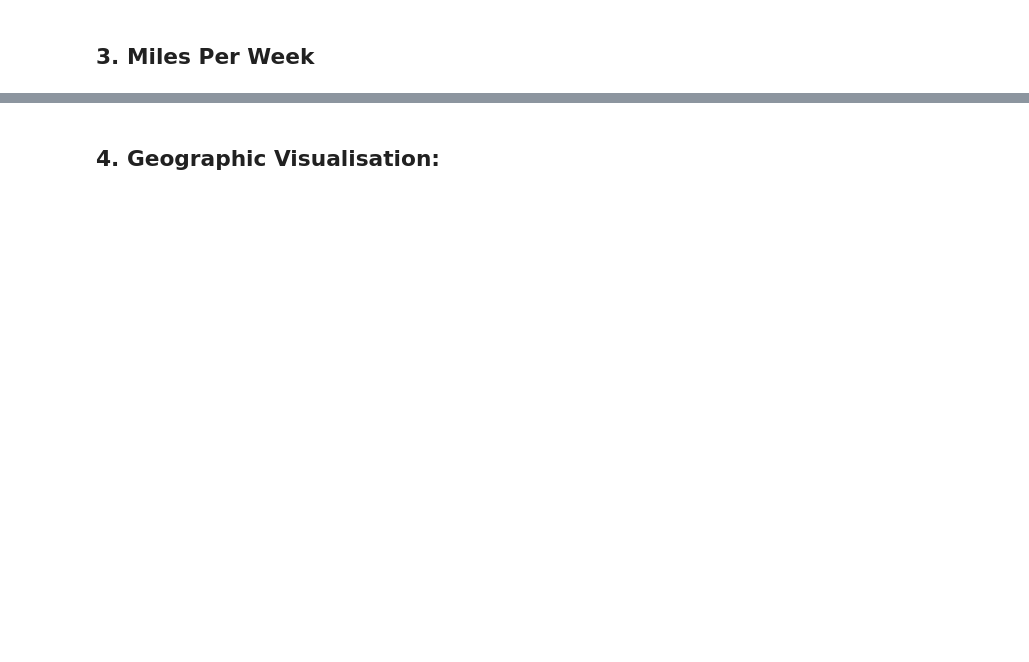
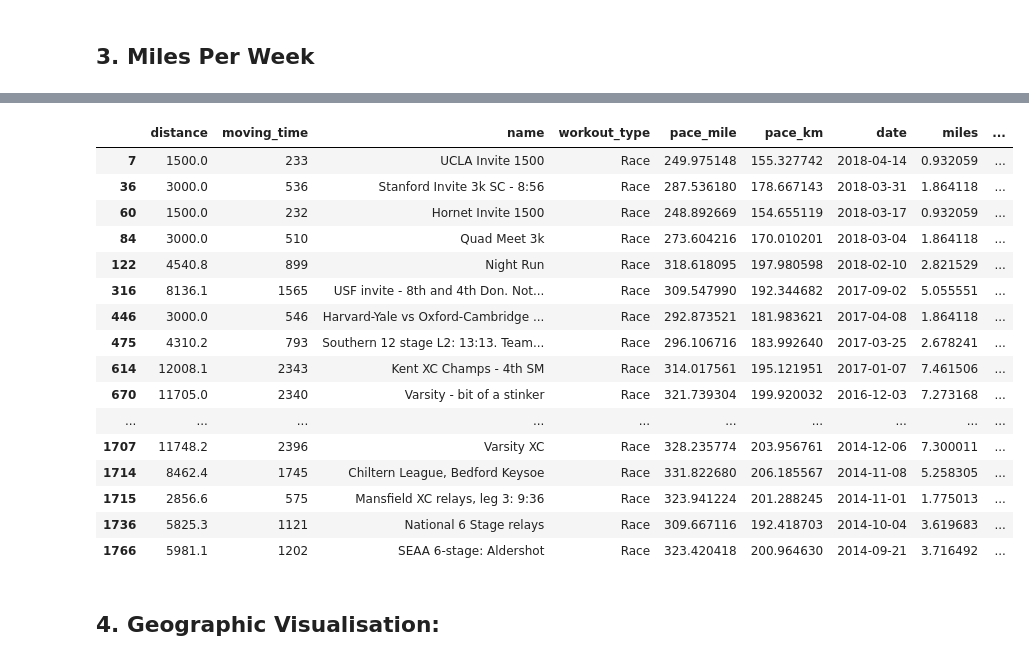
Before and after one commit to ajhoward7/strava-vis, a Jupyter notebook: bin/Beta Release.ipynb, the cells around one changed output, grey strips where cells are left out. Cells and saved outputs as stored; diff of their text form; code cells hidden in the pictures; blank space fills up the shorter version.

```diff
--- a/bin/Beta Release.ipynb
+++ b/bin/Beta Release.ipynb
@@ -22,3 +28,26 @@ workout_type_dict = {0:'Run',1:'Race',2:'Long Run',3:'Workout'}
+# %%
+sample = data
+# %%
+alex_csv = "runner_id,lat,lon,timestamp\n"
+
+for i in range(len(sample)):
+    time_stamp = 0
+    try:
+        lat_lng = sample[i][0]["data"]
+    except: continue
+    try:
+        for lat, lon in lat_lng:
+            time_stamp += 120
+            alex_csv += ",".join([str(i),
+                                  str(lat),
+                                  str(lon),
+                                  str(time_stamp)
+                                 ]) + "\n"
+    except: pass
+
+f = open("alex.csv", "w")
+f.write(alex_csv)
+f.close()
 # %%
 activities_df = pd.read_json('alex_all_acts.json')
 data = json.load(open('alex_activities_latlng.json'))
@@ -203,0 +259,2 @@ py.iplot(fig, filename='stacked-bar')
+# %%
+activities_df['week_start'] = activities_df.date.apply(lambda x : x - timedelta(days=x.weekday()))
@@ -203,0 +329,22 @@ py.iplot(fig, filename='stacked-bar')
+# %%
+races_df = activities_df[activities_df.workout_type == 'Race']
+# %%
+races_df
+# %% [output]
+|  | distance | moving_time | name | workout_type | pace_mile | pace_km | date | miles | ... |
+| 7 | 1500.0 | 233 | UCLA Invite 1500 | Race | 249.975148 | 155.327742 | 2018-04-14 | 0.932059 | ... |
+| 36 | 3000.0 | 536 | Stanford Invite 3k SC - 8:56 | Race | 287.536180 | 178.667143 | 2018-03-31 | 1.864118 | ... |
+| 60 | 1500.0 | 232 | Hornet Invite 1500 | Race | 248.892669 | 154.655119 | 2018-03-17 | 0.932059 | ... |
+| 84 | 3000.0 | 510 | Quad Meet 3k | Race | 273.604216 | 170.010201 | 2018-03-04 | 1.864118 | ... |
+| 122 | 4540.8 | 899 | Night Run | Race | 318.618095 | 197.980598 | 2018-02-10 | 2.821529 | ... |
+| 316 | 8136.1 | 1565 | USF invite - 8th and 4th Don. Not... | Race | 309.547990 | 192.344682 | 2017-09-02 | 5.055551 | ... |
+| 446 | 3000.0 | 546 | Harvard-Yale vs Oxford-Cambridge ... | Race | 292.873521 | 181.983621 | 2017-04-08 | 1.864118 | ... |
+| 475 | 4310.2 | 793 | Southern 12 stage L2: 13:13. Team... | Race | 296.106716 | 183.992640 | 2017-03-25 | 2.678241 | ... |
+| 614 | 12008.1 | 2343 | Kent XC Champs - 4th SM | Race | 314.017561 | 195.121951 | 2017-01-07 | 7.461506 | ... |
+| 670 | 11705.0 | 2340 | Varsity - bit of a stinker | Race | 321.739304 | 199.920032 | 2016-12-03 | 7.273168 | ... |
+| ... | ... | ... | ... | ... | ... | ... | ... | ... | ... |
+| 1707 | 11748.2 | 2396 | Varsity XC | Race | 328.235774 | 203.956761 | 2014-12-06 | 7.300011 | ... |
+| 1714 | 8462.4 | 1745 | Chiltern League, Bedford Keysoe | Race | 331.822680 | 206.185567 | 2014-11-08 | 5.258305 | ... |
+| 1715 | 2856.6 | 575 | Mansfield XC relays, leg 3: 9:36 | Race | 323.941224 | 201.288245 | 2014-11-01 | 1.775013 | ... |
+| 1736 | 5825.3 | 1121 | National 6 Stage relays | Race | 309.667116 | 192.418703 | 2014-10-04 | 3.619683 | ... |
+| 1766 | 5981.1 | 1202 | SEAA 6-stage: Aldershot | Race | 323.420418 | 200.964630 | 2014-09-21 | 3.716492 | ... |
```
Also changed, not shown: parts of 25 cells of this notebook, 20 other files.
